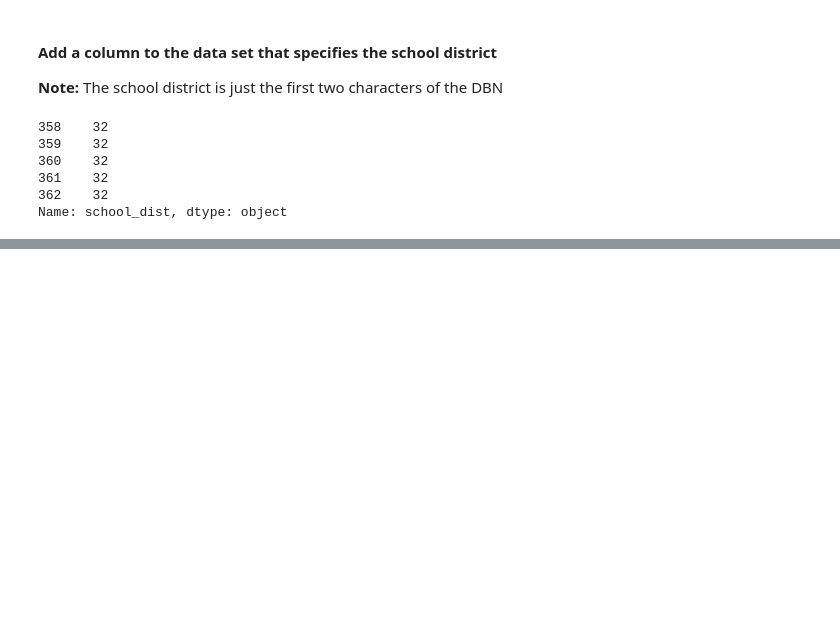
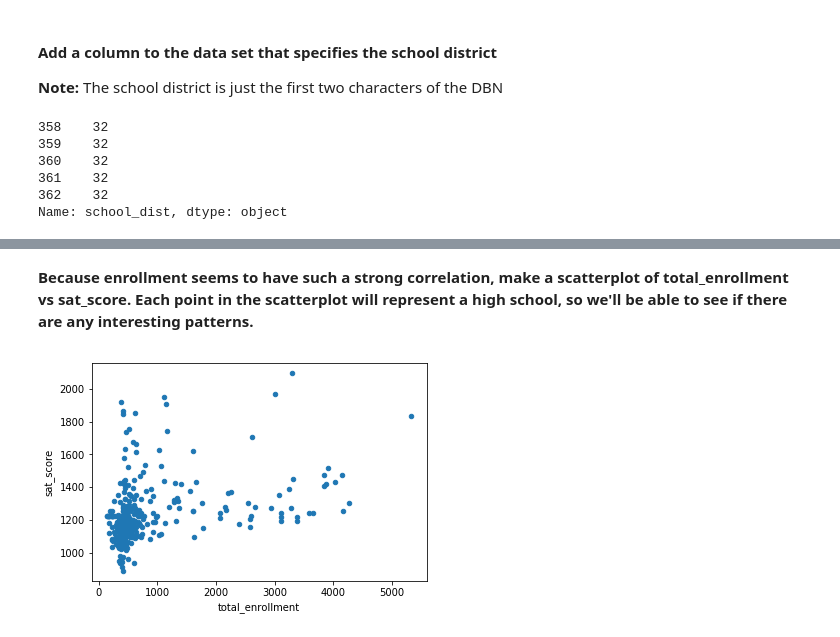
Before and after one commit to SixStringsCoder/Data_Projects_w_Python, a Jupyter notebook: efficacy_of_SAT/Efficacy of Standardized Tests in the US.ipynb, the cells around one changed output, grey strips where cells are left out. Cells and saved outputs as stored; diff of their text form; code cells hidden in the pictures; blank space fills up the shorter version.

Commit message:
Take cleaned dataset and plot total_enrollment vs sat_score; use Basecamp to show where all of the schools in the dataset are located in NY

```diff
--- a/efficacy_of_SAT/Efficacy of Standardized Tests in the US.ipynb
+++ b/efficacy_of_SAT/Efficacy of Standardized Tests in the US.ipynb
@@ -398,0 +429,9 @@ Name: school_dist, dtype: object
+# %% [markdown]
+**Because enrollment seems to have such a strong correlation, make a scatterplot of total_enrollment vs sat_score. Each point in the scatterplot will represent a high school, so we'll be able to see if there are any interesting patterns.**
+# %%
+import matplotlib.pyplot as plt
+
+combined.plot.scatter(x="total_enrollment", y="sat_score")
+plt.show()
+# %% [output]
+[figure, added]
```
Also changed, not shown: parts of 7 cells of this notebook.
